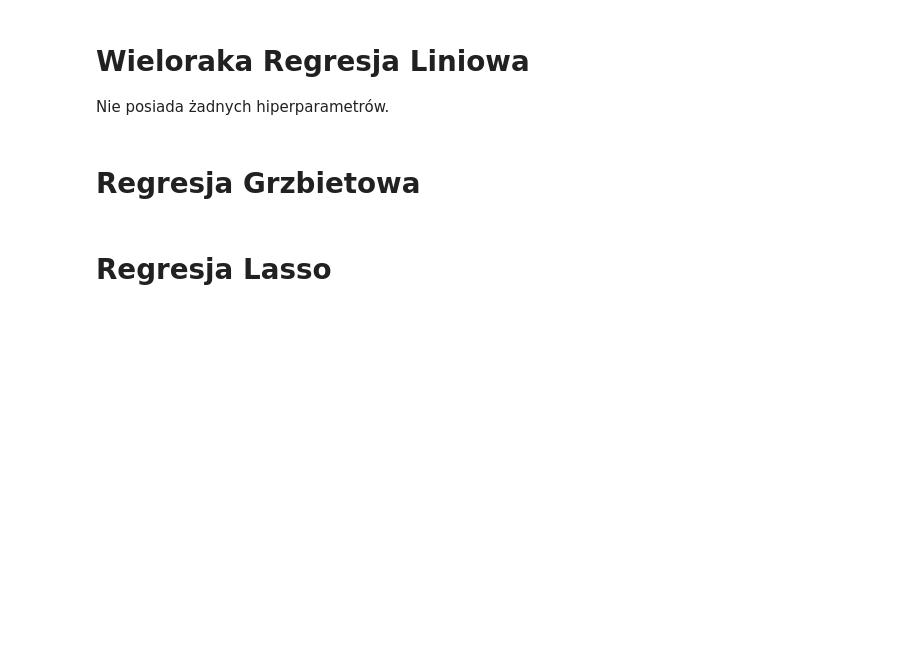
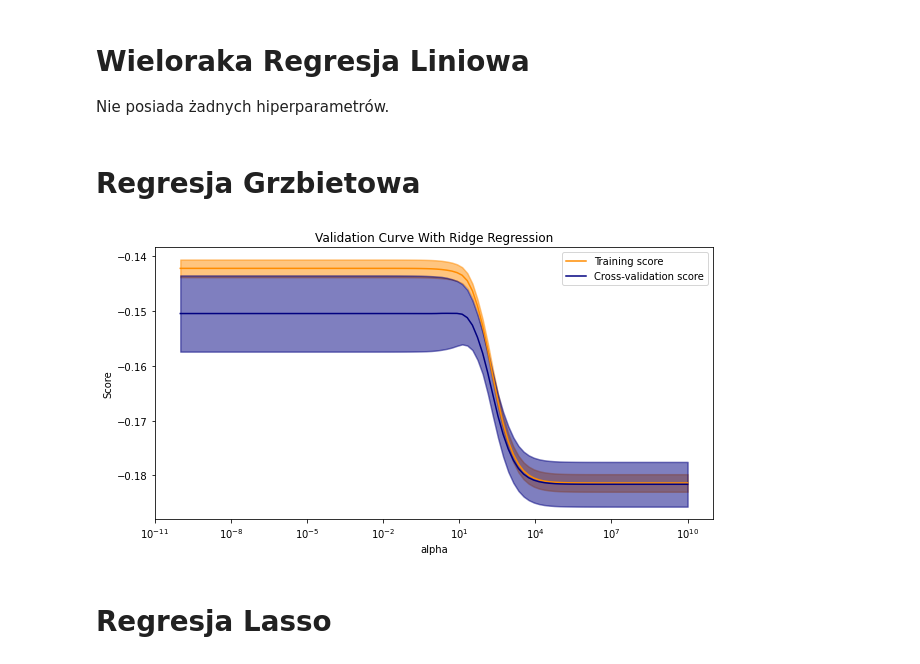
Before and after one commit to matlaczj/Predictive-Modeling-for-Student-Alcohol-Consumption, a Jupyter notebook: Projekt/projekt.ipynb, the cells around one changed output. Saved outputs shown, nothing was run; the diff lists cells and outputs as text; code cells hidden in the pictures; blank space fills up the shorter version.

```diff
--- a/Projekt/projekt.ipynb
+++ b/Projekt/projekt.ipynb
@@ -95,13 +106,13 @@ test_model(model,X_train,y_train,X_test,y_test)
 # %%
 train_scores_mean, validation_scores_mean = plot_validation_curve(
     model = Ridge(random_state=1),
     model_name = "Ridge Regression",
     X = X_train,
     y = y_train,
     param_range = np.logspace(-10,10,100),
     param_name = "alpha",
     scoring = "neg_mean_absolute_error",
-    cv=5,
-    verbose=0,
     xscale = "log"
 )
+# %% [output]
+[figure, added]
```
Also changed, not shown: parts of 29 cells of this notebook.
